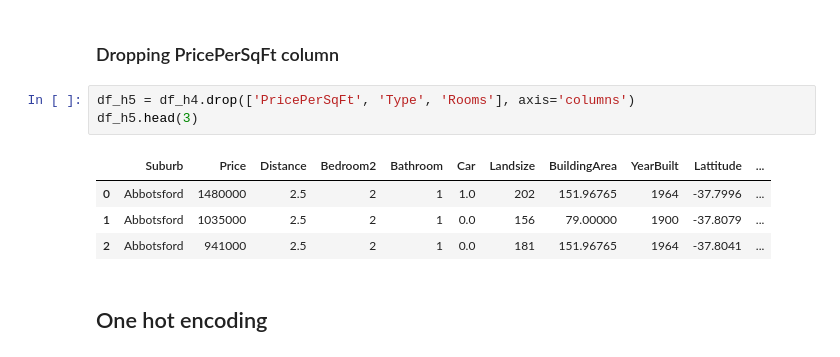
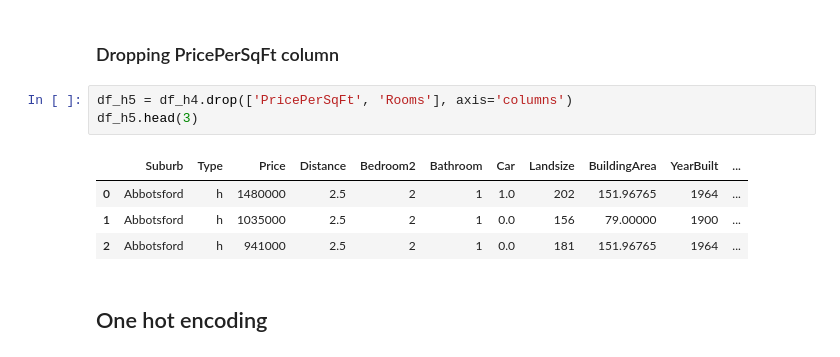
Before and after one commit to tomadonna1/Melbourne-housing, a Jupyter notebook: models/Step 2 - Model building/htype export.ipynb, the cells around one changed output. Saved outputs shown, nothing was run; the diff lists cells and outputs as text.

```diff
--- a/models/Step 2 - Model building/htype export.ipynb
+++ b/models/Step 2 - Model building/htype export.ipynb
@@ -216,13 +216,13 @@ df_h4.shape
 # %% [markdown]
 ### Dropping PricePerSqFt column
 # %%
-df_h5 = df_h4.drop(['PricePerSqFt', 'Type', 'Rooms'], axis='columns')
+df_h5 = df_h4.drop(['PricePerSqFt', 'Rooms'], axis='columns')
 df_h5.head(3)
 # %% [output]
-|  | Suburb | Price | Distance | Bedroom2 | Bathroom | Car | Landsize | BuildingArea | YearBuilt | Lattitude | ... |
-| 0 | Abbotsford | 1480000 | 2.5 | 2 | 1 | 1.0 | 202 | 151.96765 | 1964 | -37.7996 | ... |
-| 1 | Abbotsford | 1035000 | 2.5 | 2 | 1 | 0.0 | 156 | 79.00000 | 1900 | -37.8079 | ... |
-| 2 | Abbotsford | 941000 | 2.5 | 2 | 1 | 0.0 | 181 | 151.96765 | 1964 | -37.8041 | ... |
+|  | Suburb | Type | Price | Distance | Bedroom2 | Bathroom | Car | Landsize | BuildingArea | YearBuilt | ... |
+| 0 | Abbotsford | h | 1480000 | 2.5 | 2 | 1 | 1.0 | 202 | 151.96765 | 1964 | ... |
+| 1 | Abbotsford | h | 1035000 | 2.5 | 2 | 1 | 0.0 | 156 | 79.00000 | 1900 | ... |
+| 2 | Abbotsford | h | 941000 | 2.5 | 2 | 1 | 0.0 | 181 | 151.96765 | 1964 | ... |
 # %% [markdown]
 ## One hot encoding
 # %%
```
Also changed, not shown: parts of 50 cells of this notebook, 6 other files.
